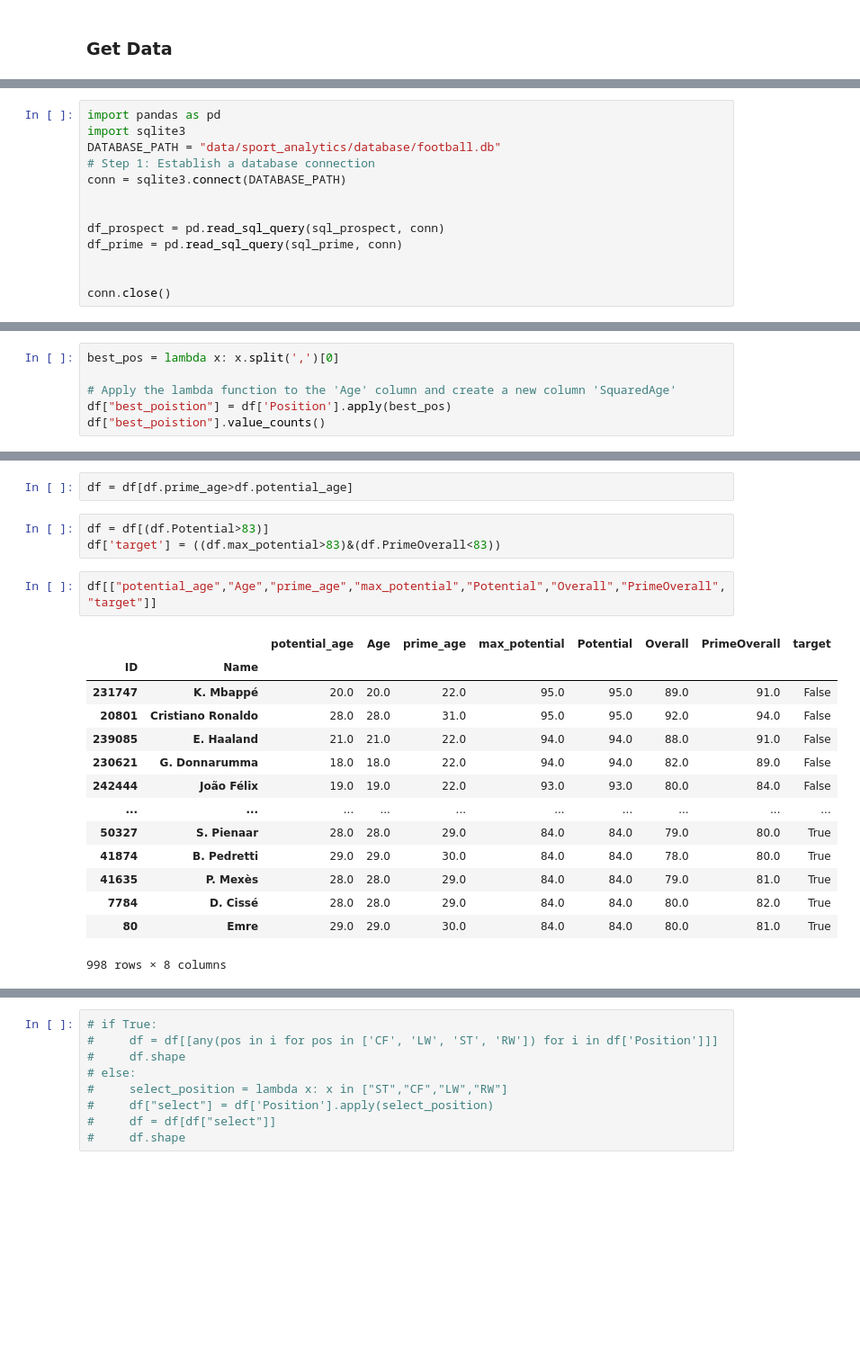
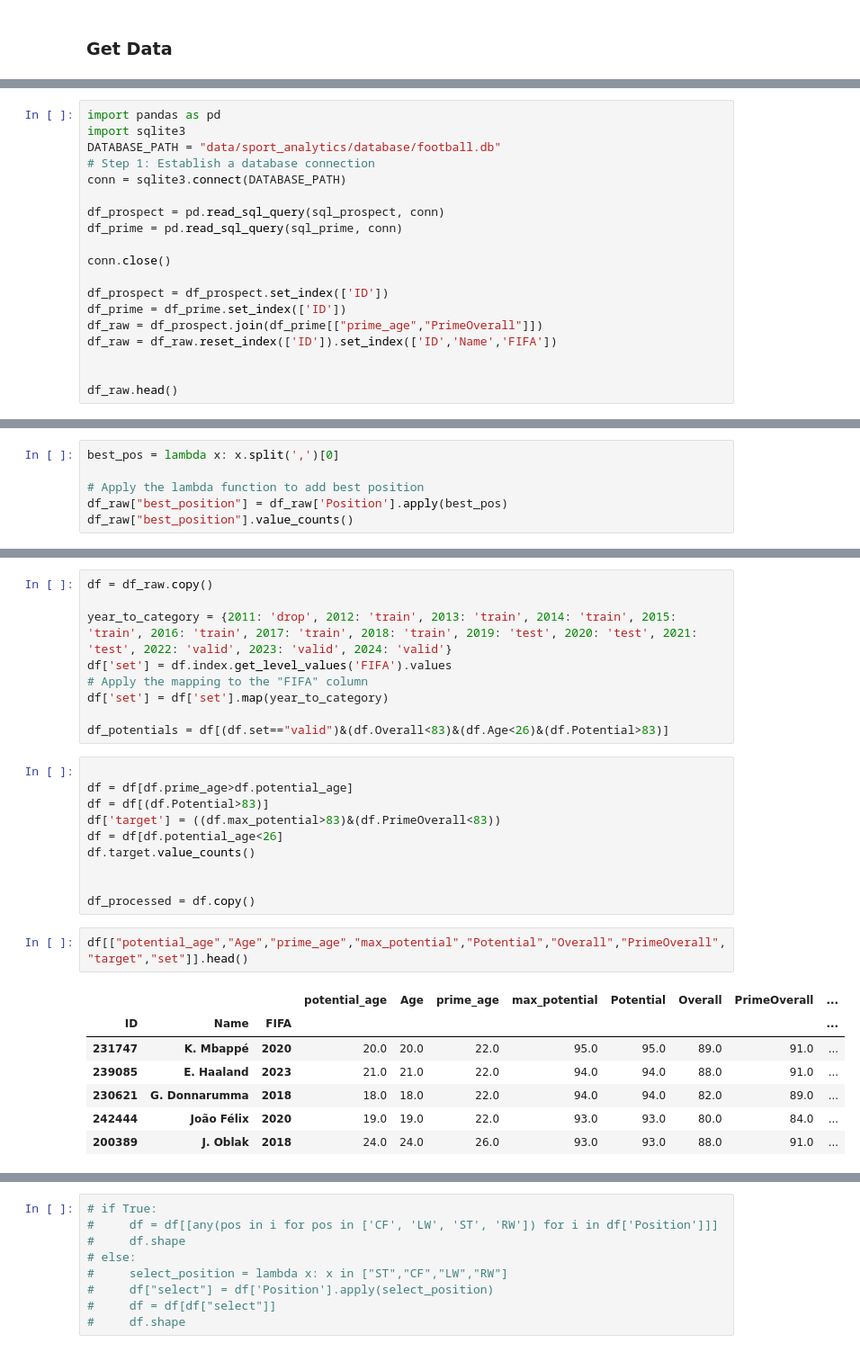
Before and after one commit to robb1302/statsfaction, a Jupyter notebook: scripts/sport_analytics/model/what was his name again.ipynb, the cells around one changed output, grey strips where cells are left out. Shown at 90% size. Cells and saved outputs as stored; diff of their text form; blank space fills up the shorter version.

```diff
--- a/scripts/sport_analytics/model/what was his name again.ipynb
+++ b/scripts/sport_analytics/model/what was his name again.ipynb
@@ -54,9 +52,15 @@ DATABASE_PATH = "data/sport_analytics/database/football.db"
 # Step 1: Establish a database connection
 conn = sqlite3.connect(DATABASE_PATH)
 
-
 df_prospect = pd.read_sql_query(sql_prospect, conn)
 df_prime = pd.read_sql_query(sql_prime, conn)
 
+conn.close()
 
-conn.close()
+df_prospect = df_prospect.set_index(['ID'])
+df_prime = df_prime.set_index(['ID'])
+df_raw = df_prospect.join(df_prime[["prime_age","PrimeOverall"]])
+df_raw = df_raw.reset_index(['ID']).set_index(['ID','Name','FIFA'])
+
+
+df_raw.head()
@@ -69,7 +75,7 @@ df = df_raw.copy()
 # %%
 best_pos = lambda x: x.split(',')[0]
 
-# Apply the lambda function to the 'Age' column and create a new column 'SquaredAge'
-df["best_poistion"] = df['Position'].apply(best_pos)
-df["best_poistion"].value_counts()
+# Apply the lambda function to add best position
+df_raw["best_position"] = df_raw['Position'].apply(best_pos)
+df_raw["best_position"].value_counts()
 # %% [output]
@@ -93,25 +99,32 @@ RF       72
 LF       66
 SW        8
 Name: count, dtype: int64
-# %%
-df = df[df.prime_age>df.potential_age]
+# %%
+df = df_raw.copy()
+
+year_to_category = {2011: 'drop', 2012: 'train', 2013: 'train', 2014: 'train', 2015: 'train', 2016: 'train', 2017: 'train', 2018: 'train', 2019: 'test', 2020: 'test', 2021: 'test', 2022: 'valid', 2023: 'valid', 2024: 'valid'}
+df['set'] = df.index.get_level_values('FIFA').values
+# Apply the mapping to the "FIFA" column
+df['set'] = df['set'].map(year_to_category)
+
+df_potentials = df[(df.set=="valid")&(df.Overall<83)&(df.Age<26)&(df.Potential>83)]
 # %%
+
+df = df[df.prime_age>df.potential_age]
 df = df[(df.Potential>83)]
 df['target'] = ((df.max_potential>83)&(df.PrimeOverall<83))
+df = df[df.potential_age<26]
+df.target.value_counts()
+
+
+df_processed = df.copy()
 # %%
-df[["potential_age","Age","prime_age","max_potential","Potential","Overall","PrimeOverall","target"]]
+df[["potential_age","Age","prime_age","max_potential","Potential","Overall","PrimeOverall","target","set"]].head()
 # %% [output]
-|  |  | potential_age | Age | prime_age | max_potential | Potential | Overall | PrimeOverall | target |
-| ID | Name |  |  |  |  |  |  |  |  |
-| 231747 | K. Mbappé | 20.0 | 20.0 | 22.0 | 95.0 | 95.0 | 89.0 | 91.0 | False |
-| 20801 | Cristiano Ronaldo | 28.0 | 28.0 | 31.0 | 95.0 | 95.0 | 92.0 | 94.0 | False |
-| 239085 | E. Haaland | 21.0 | 21.0 | 22.0 | 94.0 | 94.0 | 88.0 | 91.0 | False |
-| 230621 | G. Donnarumma | 18.0 | 18.0 | 22.0 | 94.0 | 94.0 | 82.0 | 89.0 | False |
-| 242444 | João Félix | 19.0 | 19.0 | 22.0 | 93.0 | 93.0 | 80.0 | 84.0 | False |
-| ... | ... | ... | ... | ... | ... | ... | ... | ... | ... |
-| 50327 | S. Pienaar | 28.0 | 28.0 | 29.0 | 84.0 | 84.0 | 79.0 | 80.0 | True |
-| 41874 | B. Pedretti | 29.0 | 29.0 | 30.0 | 84.0 | 84.0 | 78.0 | 80.0 | True |
-| 41635 | P. Mexès | 28.0 | 28.0 | 29.0 | 84.0 | 84.0 | 79.0 | 81.0 | True |
-| 7784 | D. Cissé | 28.0 | 28.0 | 29.0 | 84.0 | 84.0 | 80.0 | 82.0 | True |
-| 80 | Emre | 29.0 | 29.0 | 30.0 | 84.0 | 84.0 | 80.0 | 81.0 | True |
+|  |  |  | potential_age | Age | prime_age | max_potential | Potential | Overall | PrimeOverall | ... |
+| ID | Name | FIFA |  |  |  |  |  |  |  | ... |
+| 231747 | K. Mbappé | 2020 | 20.0 | 20.0 | 22.0 | 95.0 | 95.0 | 89.0 | 91.0 | ... |
+| 239085 | E. Haaland | 2023 | 21.0 | 21.0 | 22.0 | 94.0 | 94.0 | 88.0 | 91.0 | ... |
+| 230621 | G. Donnarumma | 2018 | 18.0 | 18.0 | 22.0 | 94.0 | 94.0 | 82.0 | 89.0 | ... |
+| 242444 | João Félix | 2020 | 19.0 | 19.0 | 22.0 | 93.0 | 93.0 | 80.0 | 84.0 | ... |
+| 200389 | J. Oblak | 2018 | 24.0 | 24.0 | 26.0 | 93.0 | 93.0 | 88.0 | 91.0 | ... |
-998 rows × 8 columns
```
Also changed, not shown: parts of 37 cells of this notebook.
